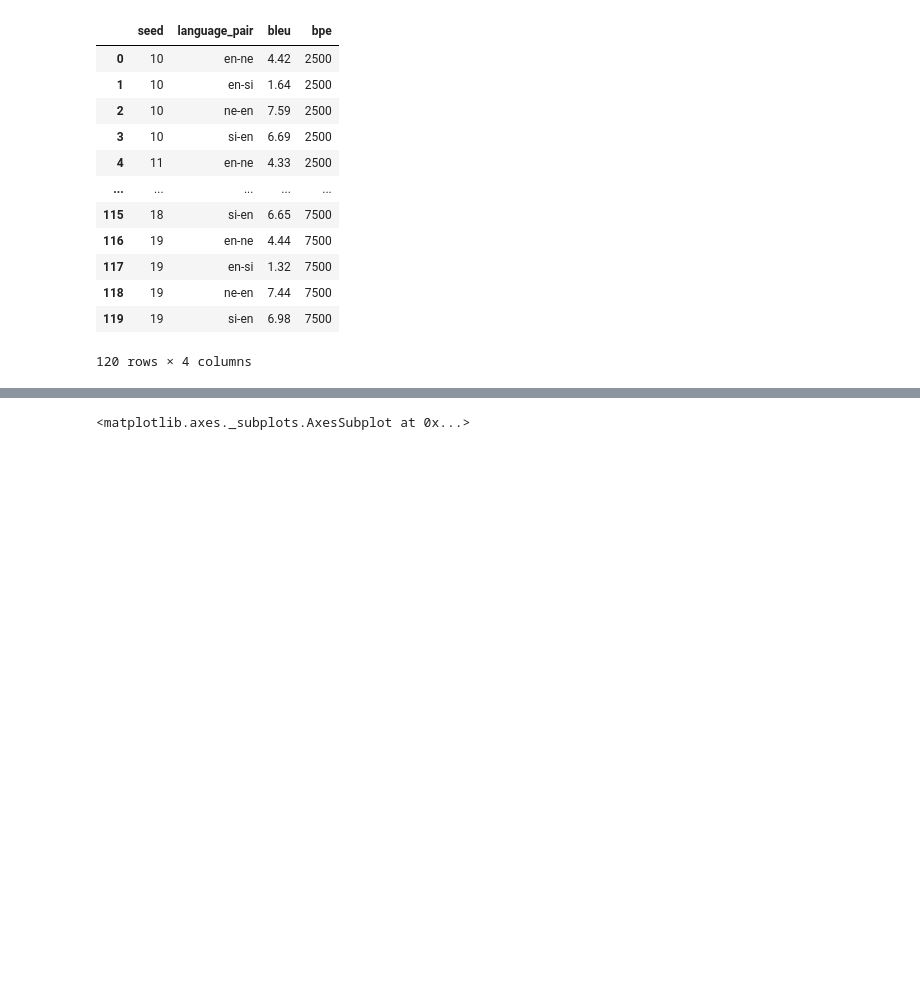
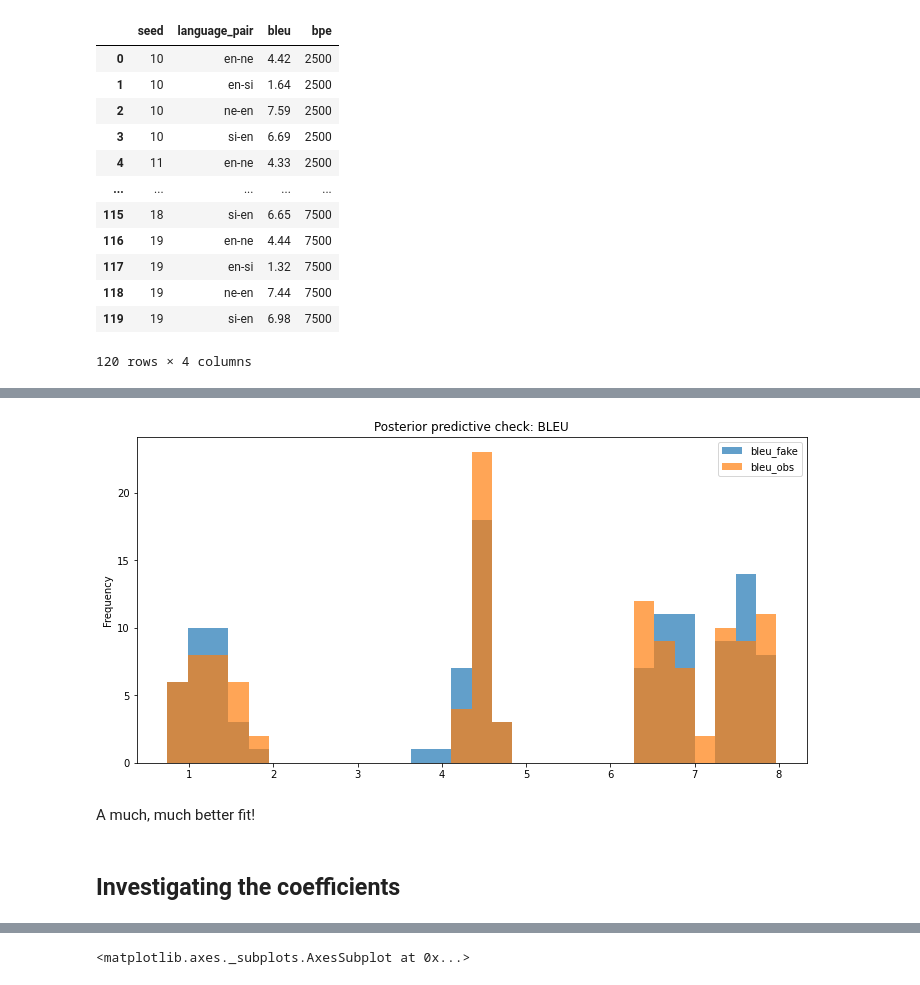
Before and after one commit to j0ma/flores, a Jupyter notebook: bpe-experiment-plots.ipynb, the cells around one changed output, grey strips where cells are left out. Drawn from its saved outputs; the diff is of its cells as text; code cells hidden in the pictures; blank space fills up the shorter version.

```diff
--- a/bpe-experiment-plots.ipynb
+++ b/bpe-experiment-plots.ipynb
@@ -24,0 +158,8 @@ seed_experiment_results
+# %%
+posterior_predictive_check()
+# %% [output]
+[figure, added]
+# %% [markdown]
+A much, much better fit!
+# %% [markdown]
+## Investigating the coefficients
```
Also changed, not shown: parts of 45 cells of this notebook.
